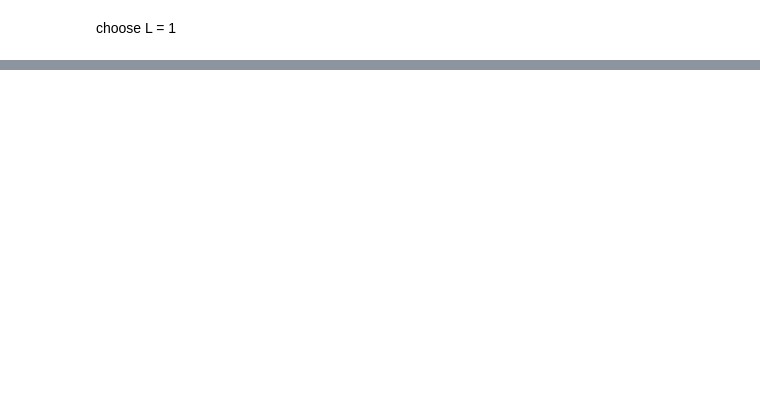
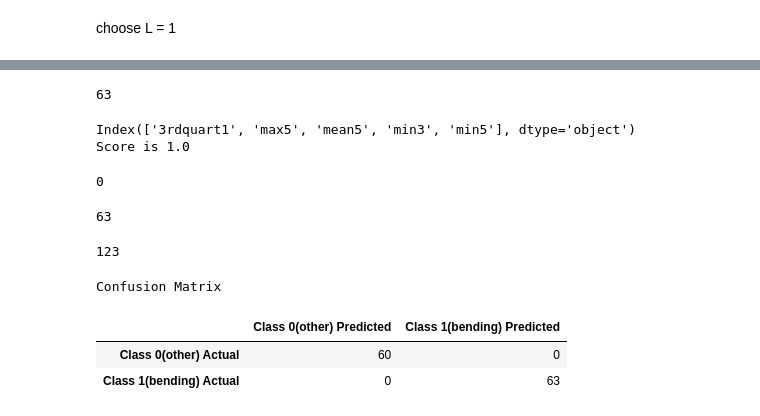
Before and after one commit to RawSharkYu/hw2, a Jupyter notebook: Hw34/hw (2).ipynb, the cells around one changed output, grey strips where cells are left out. Cells and saved outputs as stored; diff of their text form; code cells hidden in the pictures; blank space fills up the shorter version.

```diff
--- a/Hw34/hw (2).ipynb
+++ b/Hw34/hw (2).ipynb
@@ -664,0 +709,62 @@ Logit Regression Results
+# %%
+extended_dfs = []
+
+for df in bending_dfs:
+    for i in range(0,7):
+        extended_dfs.append(df)
+
+len(extended_dfs)
+# %% [output]
+63
+# %%
+bendings_all_feature = all_features_data(extended_dfs,l,1)
+
+other_all_feature = all_features_data(other_dfs,l,0)
+# 1 as bending class, 0 as other class
+df_with_all_features = pd.concat([bendings_all_feature,other_all_feature])
+df_with_all_features = df_with_all_features.sample(frac=1).reset_index(drop=True)
+df_with_all_features = df_with_all_features.reindex(['1stquart1', '1stquart2', '1stquart3', '1stquart4', '1stquart5',
+       '1stquart6', '3rdquart1', '3rdquart2', '3rdquart3', '3rdquart4',
+       '3rdquart5', '3rdquart6', 'max1', 'max2', 'max3', 'max4',
+       'max5', 'max6', 'mean1', 'mean2', 'mean3', 'mean4', 'mean5', 'mean6',
+       'median1', 'median2', 'median3', 'median4', 'median5', 'median6',
+       'min1', 'min2', 'min3', 'min4', 'min5', 'min6', 'std1', 'std2', 'std3',
+       'std4', 'std5', 'std6', 'action'], axis=1)
+
+
+print(features_for_l_1)
+df_selected_features = df_with_all_features[features_for_l_1]
+df_selected_features = df_selected_features.assign(action = df_with_all_features['action'])
+df_selected_features['action'] = df_selected_features['action'].astype(int)
+#print(df_selected_features['action'])
+
+logistic = LogisticRegression()
+logistic.fit(df_selected_features.iloc[:,0:-1],df_selected_features['action'])
+scores = sum(cross_val_score(logistic, df_selected_features.iloc[:,0:-1],
+                            df_selected_features['action'],cv = 5))/(5.0)
+print("Score is " + str(scores))
+# %% [output]
+Index(['3rdquart1', 'max5', 'mean5', 'min3', 'min5'], dtype='object')
+Score is 1.0
+# %%
+predict_result = logistic.predict(df_selected_features.iloc[:,0:-1])
+(predict_result - df_selected_features['action']).abs().sum()
+# %% [output]
+0
+# %%
+predict_result.sum()
+# %% [output]
+63
+# %%
+len(predict_result)
+# %% [output]
+123
+# %%
+print("Confusion Matrix")
+pd.DataFrame(data={'Class 0(other) Predicted':[60,0],'Class 1(bending) Predicted':[0,63]},
+             index=['Class 0(other) Actual','Class 1(bending) Actual'])
+# %% [output]
+Confusion Matrix
+|  | Class 0(other) Predicted | Class 1(bending) Predicted |
+| Class 0(other) Actual | 60 | 0 |
+| Class 1(bending) Actual | 0 | 63 |
```
Also changed, not shown: parts of 45 cells of this notebook.
